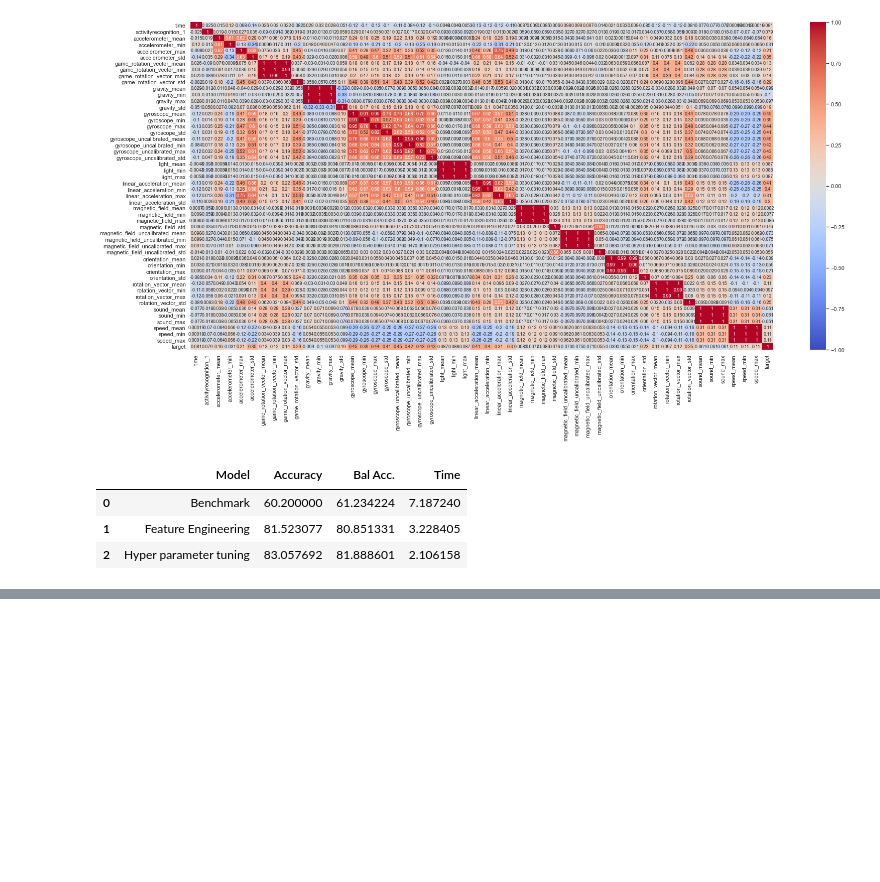
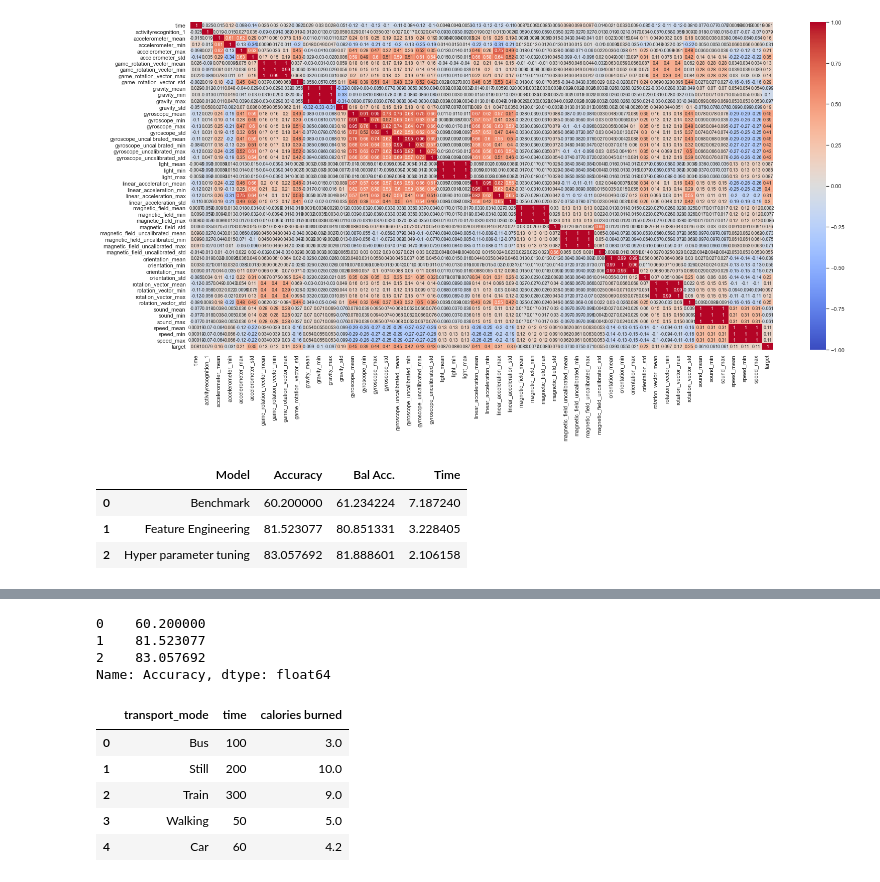
Before and after one commit to nagarjuna-de/apple_watch_tracker, a Jupyter notebook: EDA/fe_corr.ipynb, the cells around one changed output, grey strips where cells are left out. Drawn from its saved outputs; the diff is of its cells as text; code cells hidden in the pictures; blank space fills up the shorter version.

```diff
--- a/EDA/fe_corr.ipynb
+++ b/EDA/fe_corr.ipynb
@@ -128,3 +128,8 @@ df
 | 0 | Benchmark | 60.200000 | 61.234224 | 7.187240 |
 | 1 | Feature Engineering | 81.523077 | 80.851331 | 3.228405 |
 | 2 | Hyper parameter tuning | 83.057692 | 81.888601 | 2.106158 |
+# %%
+for i,j in enumerate(df['Model']):
+    print(df.at[i,'Accuracy'])
+    print(i)
+    print(j)
@@ -130,0 +146,46 @@ df
+# %%
+c = df['Accuracy']
+c
+# %% [output]
+0    60.200000
+1    81.523077
+2    83.057692
+Name: Accuracy, dtype: float64
+# %%
+lgbm_pred = ['Bus', 'Still','Train','Walking','Car']
+ndt = [100,200,300,50,60]
+final_df = pd.DataFrame()
+final_df['transport_mode'] = np.asarray(lgbm_pred)
+final_df['time'] = ndt
+cal_col = []
+for i,j in enumerate(final_df['transport_mode']):
+    if j == 'Bus':
+        t = final_df.at[i,'time']
+        cal = 0.03*t
+        cal_col.append(cal)
+    elif j == 'Car':
+        t = final_df.at[i,'time']
+        cal = 0.07*t
+        cal_col.append(cal)
+    elif  j =='Still' :
+        t = final_df.at[i,'time']
+        cal = 0.05*t
+        cal_col.append(cal)
+    elif j=='Train':
+        t = final_df.at[i,'time']
+        cal = 0.03*t
+        cal_col.append(cal)
+    else:
+        t = final_df.at[i,'time']
+        cal = 0.1*t
+        cal_col.append(cal)
+
+final_df['calories burned'] = cal_col
+final_df
+# %% [output]
+|  | transport_mode | time | calories burned |
+| 0 | Bus | 100 | 3.0 |
+| 1 | Still | 200 | 10.0 |
+| 2 | Train | 300 | 9.0 |
+| 3 | Walking | 50 | 5.0 |
+| 4 | Car | 60 | 4.2 |
```
Also changed, not shown: parts of 2 cells of this notebook, 2 other files.
